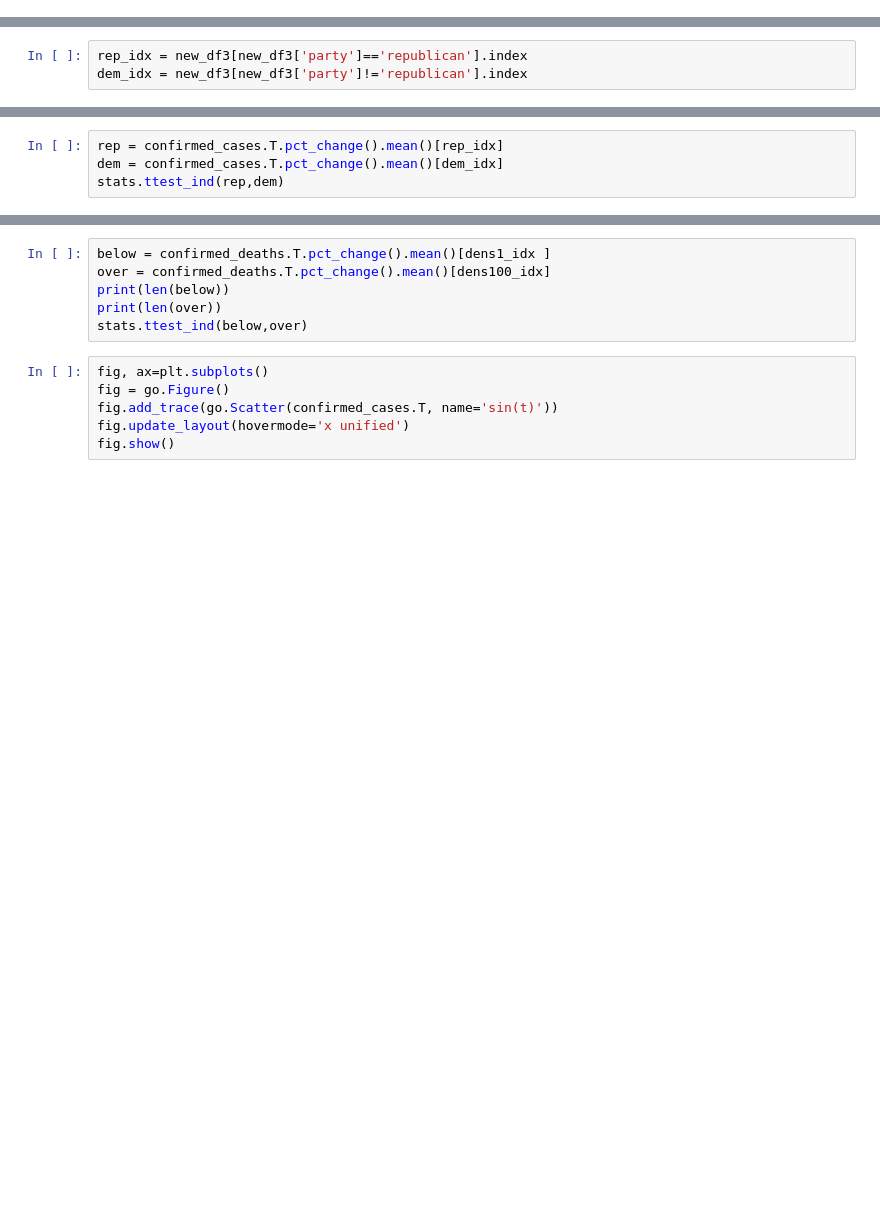
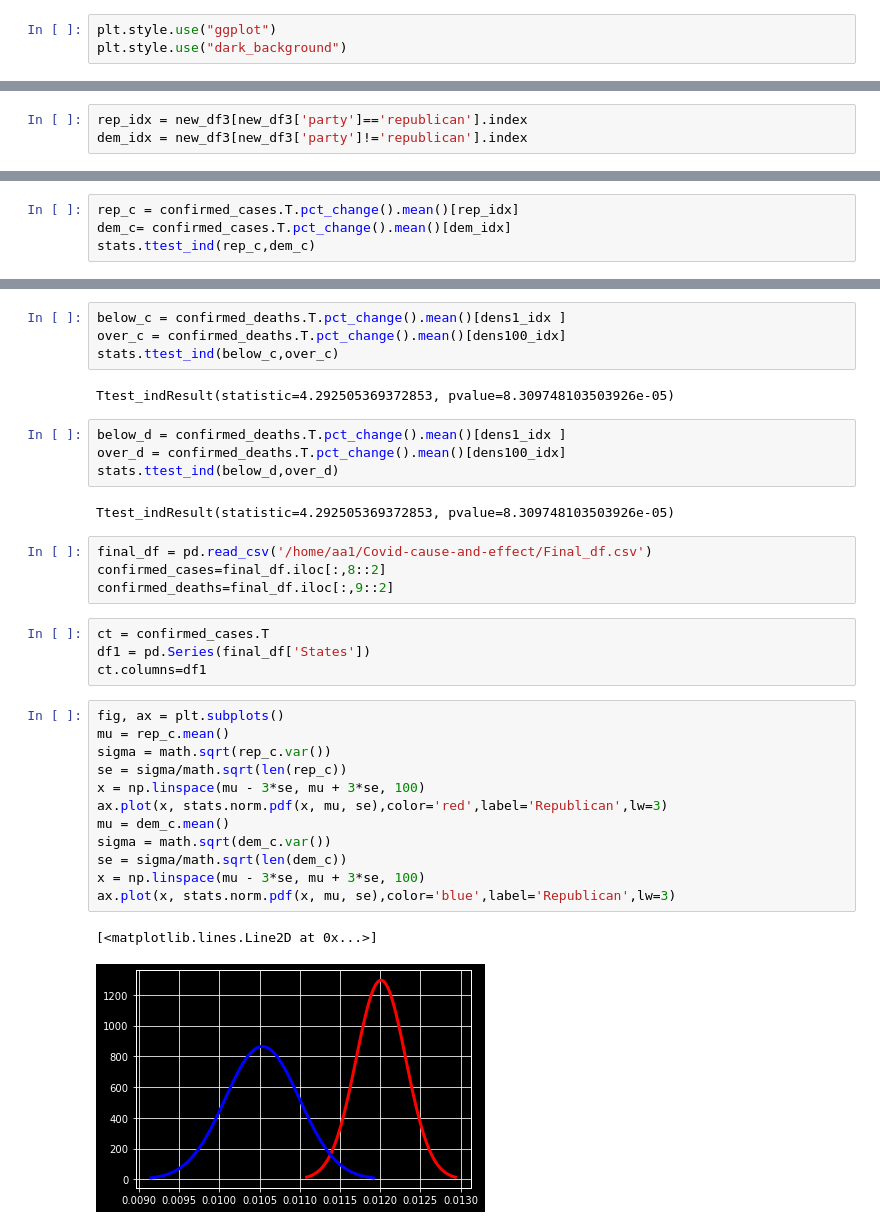
Before and after one commit to andrewargaez1/Covid-cause-and-effect, a Jupyter notebook: Untitled.ipynb, the cells around one changed output, grey strips where cells are left out. Cells and saved outputs as stored; diff of their text form; blank space fills up the shorter version.

```diff
--- a/Untitled.ipynb
+++ b/Untitled.ipynb
@@ -23,0 +15,3 @@ sc = spark.sparkContext
+# %%
+plt.style.use("ggplot")
+plt.style.use("dark_background")
@@ -155,4 +147,4 @@ SyntaxError: expression cannot contain assignment, perhaps you meant "=="? (<ipy
 # %%
-rep = confirmed_cases.T.pct_change().mean()[rep_idx]
-dem = confirmed_cases.T.pct_change().mean()[dem_idx]
-stats.ttest_ind(rep,dem)
+rep_c = confirmed_cases.T.pct_change().mean()[rep_idx]
+dem_c= confirmed_cases.T.pct_change().mean()[dem_idx]
+stats.ttest_ind(rep_c,dem_c)
@@ -163,12 +159,35 @@ stats.ttest_ind(rep,dem)
+# %%
+below_c = confirmed_deaths.T.pct_change().mean()[dens1_idx ]
+over_c = confirmed_deaths.T.pct_change().mean()[dens100_idx]
+stats.ttest_ind(below_c,over_c)
+# %% [output]
+Ttest_indResult(statistic=4.292505369372853, pvalue=8.309748103503926e-05)
 # %%
-below = confirmed_deaths.T.pct_change().mean()[dens1_idx ]
-over = confirmed_deaths.T.pct_change().mean()[dens100_idx]
-print(len(below))
-print(len(over))
-stats.ttest_ind(below,over)
+below_d = confirmed_deaths.T.pct_change().mean()[dens1_idx ]
+over_d = confirmed_deaths.T.pct_change().mean()[dens100_idx]
+stats.ttest_ind(below_d,over_d)
+# %% [output]
+Ttest_indResult(statistic=4.292505369372853, pvalue=8.309748103503926e-05)
-# %%
-fig, ax=plt.subplots()
-fig = go.Figure()
-fig.add_trace(go.Scatter(confirmed_cases.T, name='sin(t)'))
-fig.update_layout(hovermode='x unified')
-fig.show()
+# %%
+final_df = pd.read_csv('/home/aa1/Covid-cause-and-effect/Final_df.csv')
+confirmed_cases=final_df.iloc[:,8::2]
+confirmed_deaths=final_df.iloc[:,9::2]
+# %%
+ct = confirmed_cases.T
+df1 = pd.Series(final_df['States'])
+ct.columns=df1
+# %%
+fig, ax = plt.subplots()
+mu = rep_c.mean()
+sigma = math.sqrt(rep_c.var())
+se = sigma/math.sqrt(len(rep_c))
+x = np.linspace(mu - 3*se, mu + 3*se, 100)
+ax.plot(x, stats.norm.pdf(x, mu, se),color='red',label='Republican',lw=3)
+mu = dem_c.mean()
+sigma = math.sqrt(dem_c.var())
+se = sigma/math.sqrt(len(dem_c))
+x = np.linspace(mu - 3*se, mu + 3*se, 100)
+ax.plot(x, stats.norm.pdf(x, mu, se),color='blue',label='Republican',lw=3)
+# %% [output]
+[<matplotlib.lines.Line2D at 0x...>]
+[figure, added]
```
Also changed, not shown: parts of 15 cells of this notebook, 8 other files.
